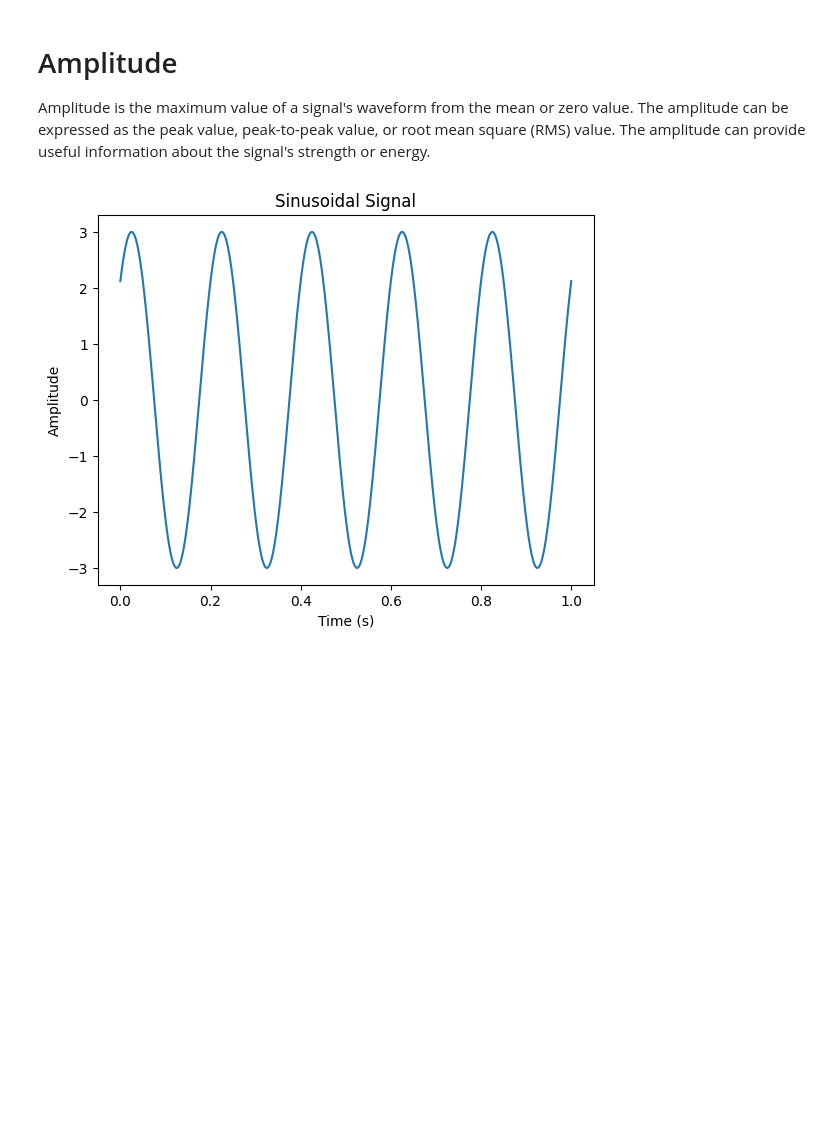
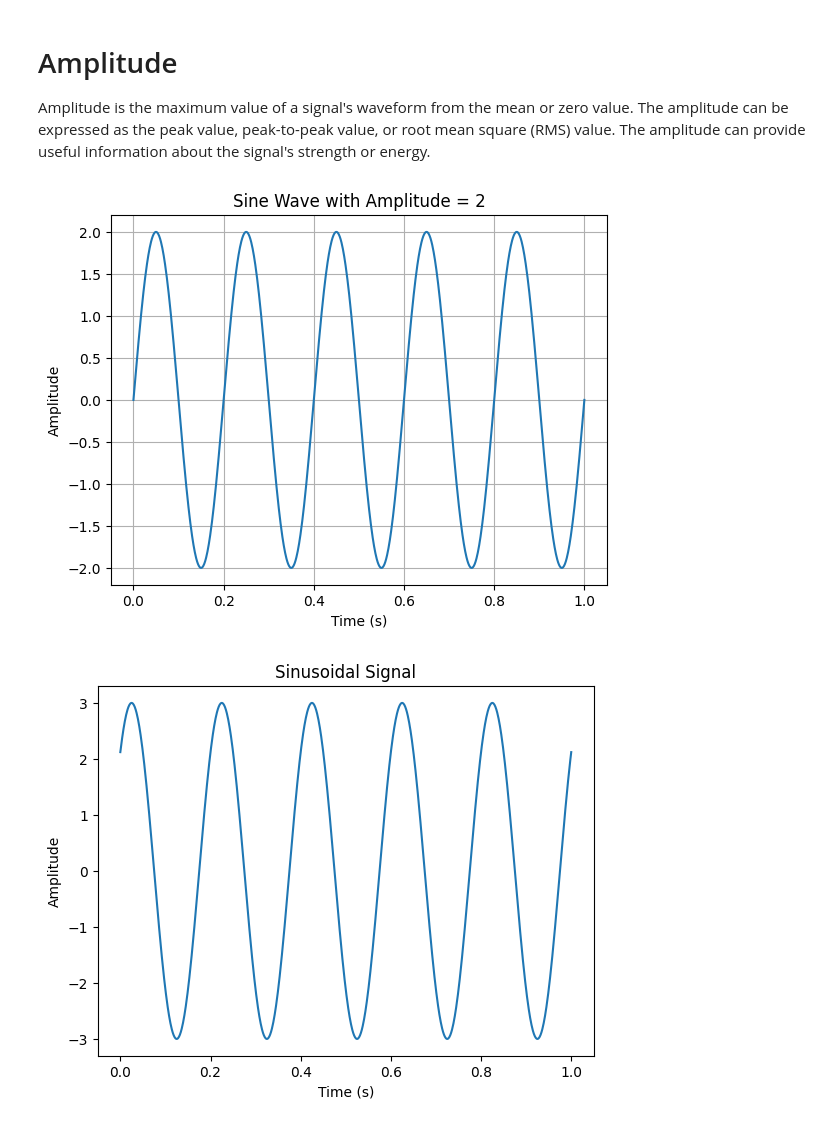
Before and after one commit to vinkrishna/ExpandingSenses, a Jupyter notebook: Chapter3.ipynb, the cells around one changed output. Drawn from its saved outputs; the diff is of its cells as text; code cells hidden in the pictures; blank space fills up the shorter version.

```diff
--- a/Chapter3.ipynb
+++ b/Chapter3.ipynb
@@ -5,6 +5,26 @@
 # %% [markdown]
 # Amplitude
 Amplitude is the maximum value of a signal's waveform from the mean or zero value. The amplitude can be expressed as the peak value, peak-to-peak value, or root mean square (RMS) value. The amplitude can provide useful information about the signal's strength or energy.
+# %%
+import numpy as np
+import matplotlib.pyplot as plt
+
+# Generate a sine wave
+t = np.linspace(0, 1, 1000)  # Time vector
+freq = 5  # Frequency (Hz)
+amp = 2  # Amplitude
+phase = 0  # Phase (radians)
+y = amp * np.sin(2 * np.pi * freq * t + phase)
+
+# Plot the signal
+plt.plot(t, y)
+plt.xlabel("Time (s)")
+plt.ylabel("Amplitude")
+plt.title("Sine Wave with Amplitude = 2")
+plt.grid(True)
+plt.show()
+# %% [output]
+[figure, added]
 # %%
 import numpy as np
 import matplotlib.pyplot as plt
```
